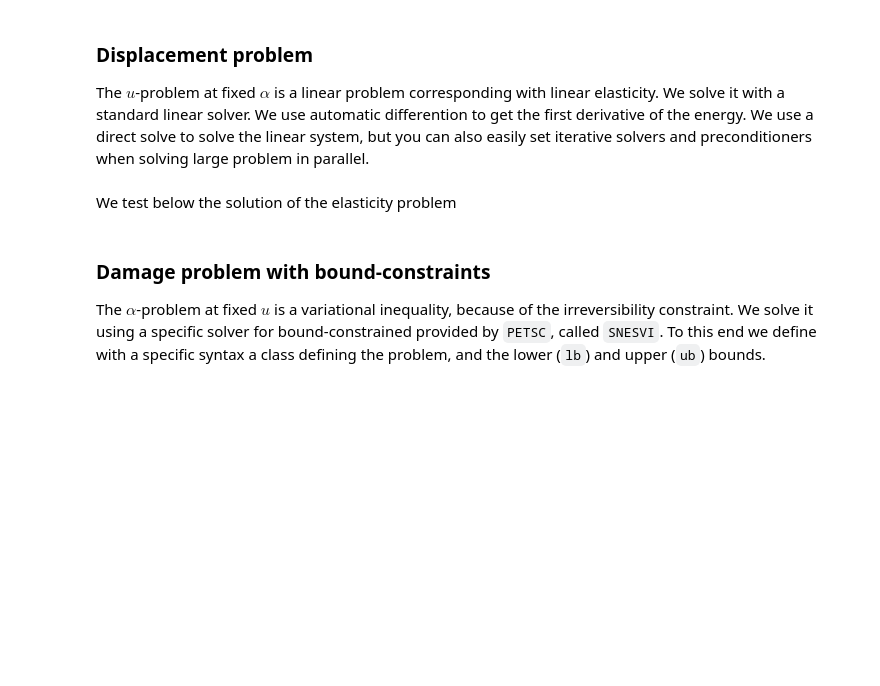
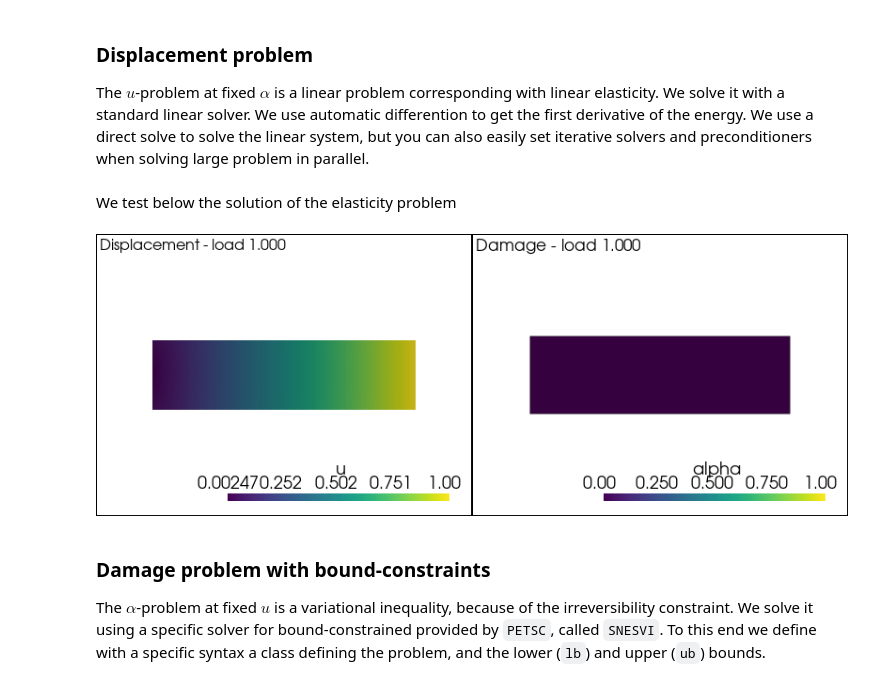
Before and after one commit to newfrac/fenicsx-fracture, a Jupyter notebook: notebooks/phase-field/phase-field.ipynb, the cells around one changed output. Cells and saved outputs as stored; diff of their text form; code cells hidden in the pictures; blank space fills up the shorter version.

```diff
--- a/notebooks/phase-field/phase-field.ipynb
+++ b/notebooks/phase-field/phase-field.ipynb
@@ -302,34 +309,36 @@ def plot_damage_state(state, load=None):
 
     plotter.subplot(0, 0)
     if load is not None:
         plotter.add_text(f"Displacement - load {load:3.3f}", font_size=11)
     else:
         plotter.add_text("Displacement", font_size=11)
     vals = np.zeros((x.shape[0], 3))
     vals[:,:len(u)] = u.x.array.reshape((x.shape[0], len(u)))
     grid["u"] = vals
     warped = grid.warp_by_vector("u", factor=0.1)
     actor_1 = plotter.add_mesh(warped, show_edges=False)
     plotter.view_xy()
 
     plotter.subplot(0, 1)
     if load is not None:
         plotter.add_text(f"Damage - load {load:3.3f}", font_size=11)
     else:
         plotter.add_text("Damage", font_size=11)
 
     grid.point_data["alpha"] = alpha.x.array
     grid.set_active_scalars("alpha")
     plotter.add_mesh(grid, show_edges=False, show_scalar_bar=True, clim=[0, 1])
     plotter.view_xy()
     if not pyvista.OFF_SCREEN:
        plotter.show()
 
 load = 1.
 u_D.value = load
 u.x.array[:] = 0
-solver_u_snes.solve(None, u.vector)
+solver_u_snes.solve(None, u.x.petsc_vec)
 plot_damage_state(state,load=load)
+# %% [output]
+[figure, added]
 # %% [markdown]
 ### Damage problem with bound-constraints
 
```
Also changed, not shown: parts of 11 cells of this notebook, 1 other file.
